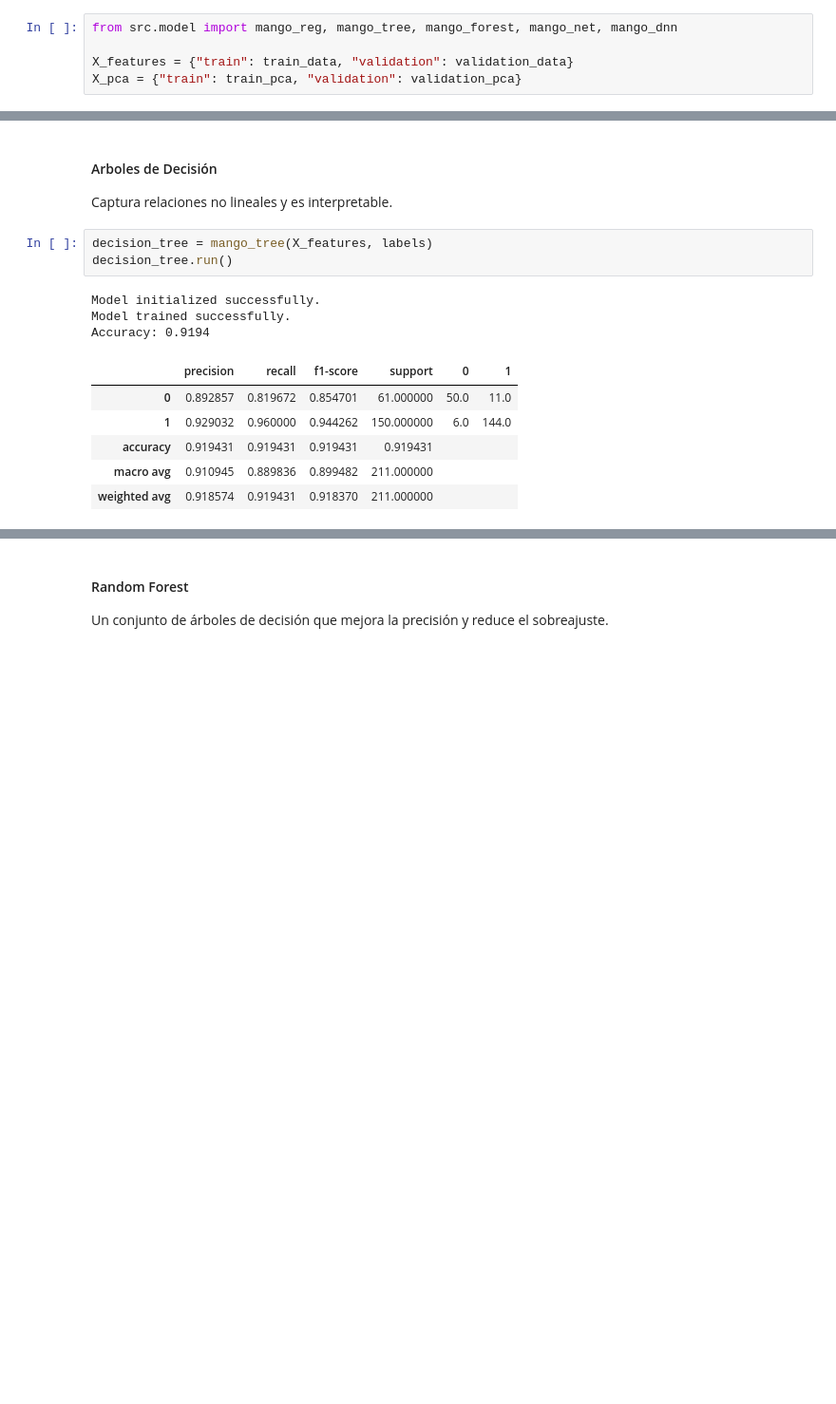
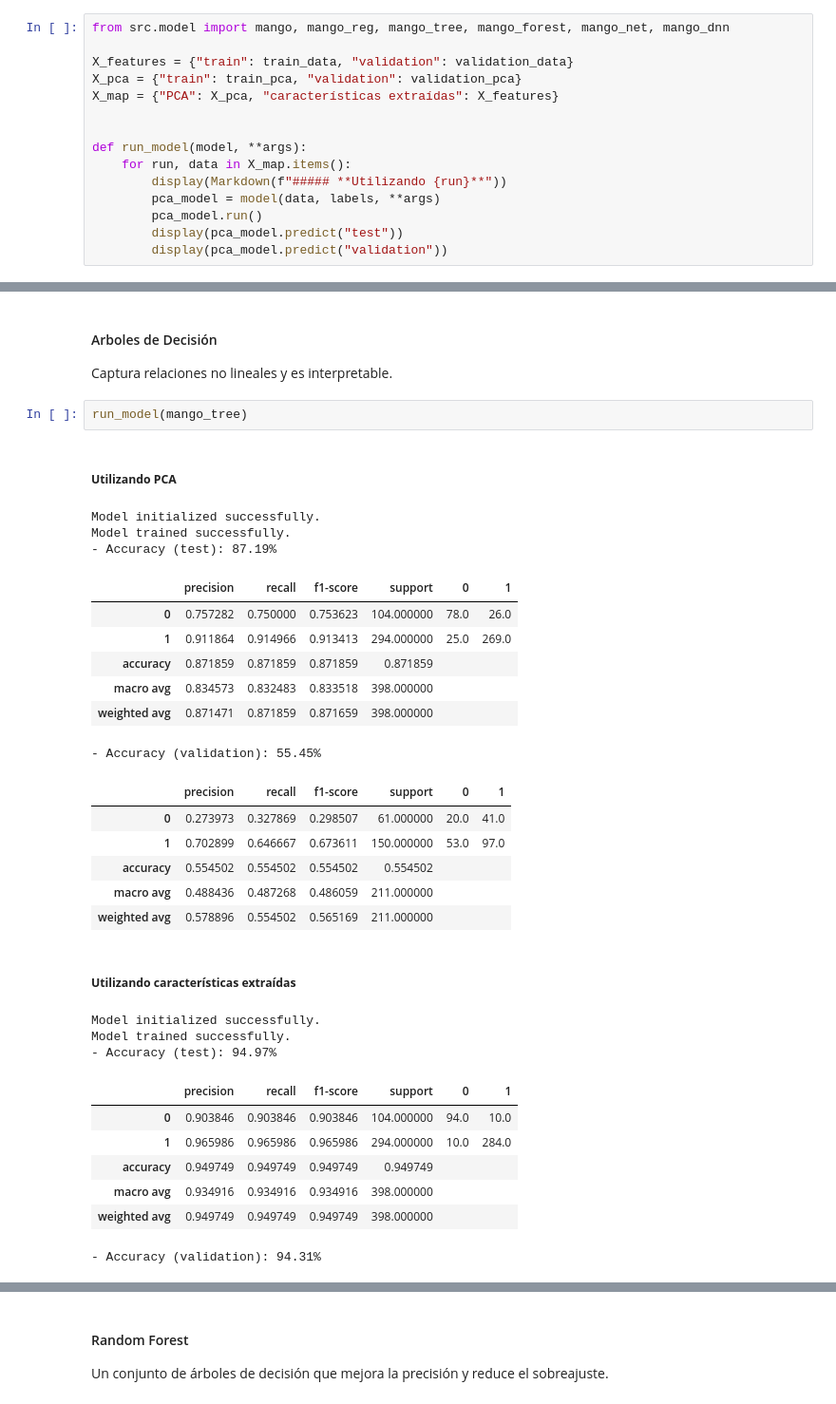
Before and after one commit to dejesusbg/mangifera, a Jupyter notebook: notebooks/mangifera.ipynb, the cells around one changed output, grey strips where cells are left out. Shown at 95% size. Drawn from its saved outputs; the diff is of its cells as text; blank space fills up the shorter version.

```diff
--- a/notebooks/mangifera.ipynb
+++ b/notebooks/mangifera.ipynb
@@ -182,5 +177,15 @@ Esto permitirá comparar el rendimiento de los modelos con y sin reducción dime
 # %%
-from src.model import mango_reg, mango_tree, mango_forest, mango_net, mango_dnn
+from src.model import mango, mango_reg, mango_tree, mango_forest, mango_net, mango_dnn
 
 X_features = {"train": train_data, "validation": validation_data}
 X_pca = {"train": train_pca, "validation": validation_pca}
+X_map = {"PCA": X_pca, "características extraídas": X_features}
+
+
+def run_model(model, **args):
+    for run, data in X_map.items():
+        display(Markdown(f"##### **Utilizando {run}**"))
+        pca_model = model(data, labels, **args)
+        pca_model.run()
+        display(pca_model.predict("test"))
+        display(pca_model.predict("validation"))
@@ -206,15 +234,33 @@ Root Mean Squared Error (RMSE): 0.2893
 
 Captura relaciones no lineales y es interpretable.
 # %%
-decision_tree = mango_tree(X_features, labels)
-decision_tree.run()
+run_model(mango_tree)
 # %% [output]
+##### **Utilizando PCA**
 Model initialized successfully.
 Model trained successfully.
-Accuracy: 0.9194
+- Accuracy (test): 87.19%
 |  | precision | recall | f1-score | support | 0 | 1 |
-| 0 | 0.892857 | 0.819672 | 0.854701 | 61.000000 | 50.0 | 11.0 |
-| 1 | 0.929032 | 0.960000 | 0.944262 | 150.000000 | 6.0 | 144.0 |
-| accuracy | 0.919431 | 0.919431 | 0.919431 | 0.919431 |  |  |
-| macro avg | 0.910945 | 0.889836 | 0.899482 | 211.000000 |  |  |
-| weighted avg | 0.918574 | 0.919431 | 0.918370 | 211.000000 |  |  |
+| 0 | 0.757282 | 0.750000 | 0.753623 | 104.000000 | 78.0 | 26.0 |
+| 1 | 0.911864 | 0.914966 | 0.913413 | 294.000000 | 25.0 | 269.0 |
+| accuracy | 0.871859 | 0.871859 | 0.871859 | 0.871859 |  |  |
+| macro avg | 0.834573 | 0.832483 | 0.833518 | 398.000000 |  |  |
+| weighted avg | 0.871471 | 0.871859 | 0.871659 | 398.000000 |  |  |
+- Accuracy (validation): 55.45%
+|  | precision | recall | f1-score | support | 0 | 1 |
+| 0 | 0.273973 | 0.327869 | 0.298507 | 61.000000 | 20.0 | 41.0 |
+| 1 | 0.702899 | 0.646667 | 0.673611 | 150.000000 | 53.0 | 97.0 |
+| accuracy | 0.554502 | 0.554502 | 0.554502 | 0.554502 |  |  |
+| macro avg | 0.488436 | 0.487268 | 0.486059 | 211.000000 |  |  |
+| weighted avg | 0.578896 | 0.554502 | 0.565169 | 211.000000 |  |  |
+##### **Utilizando características extraídas**
+Model initialized successfully.
+Model trained successfully.
+- Accuracy (test): 94.97%
+|  | precision | recall | f1-score | support | 0 | 1 |
+| 0 | 0.903846 | 0.903846 | 0.903846 | 104.000000 | 94.0 | 10.0 |
+| 1 | 0.965986 | 0.965986 | 0.965986 | 294.000000 | 10.0 | 284.0 |
+| accuracy | 0.949749 | 0.949749 | 0.949749 | 0.949749 |  |  |
+| macro avg | 0.934916 | 0.934916 | 0.934916 | 398.000000 |  |  |
+| weighted avg | 0.949749 | 0.949749 | 0.949749 | 398.000000 |  |  |
+- Accuracy (validation): 94.31%
```
Also changed, not shown: parts of 18 cells of this notebook.
